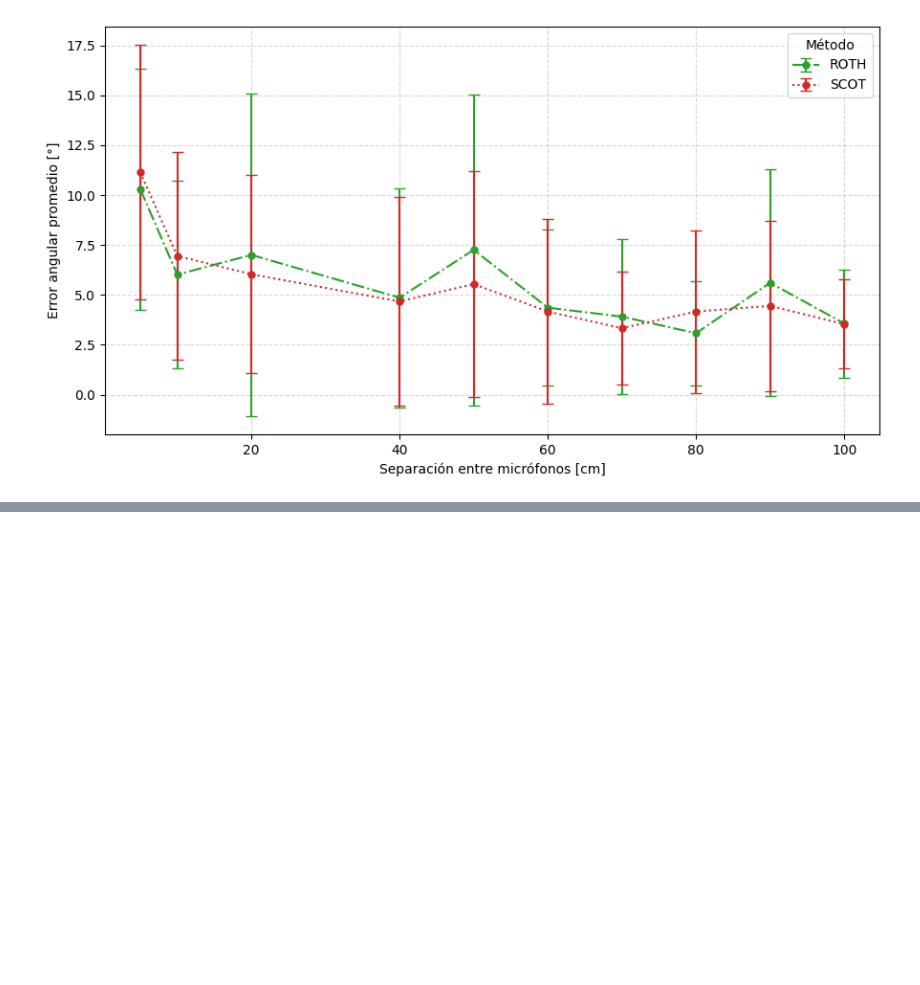
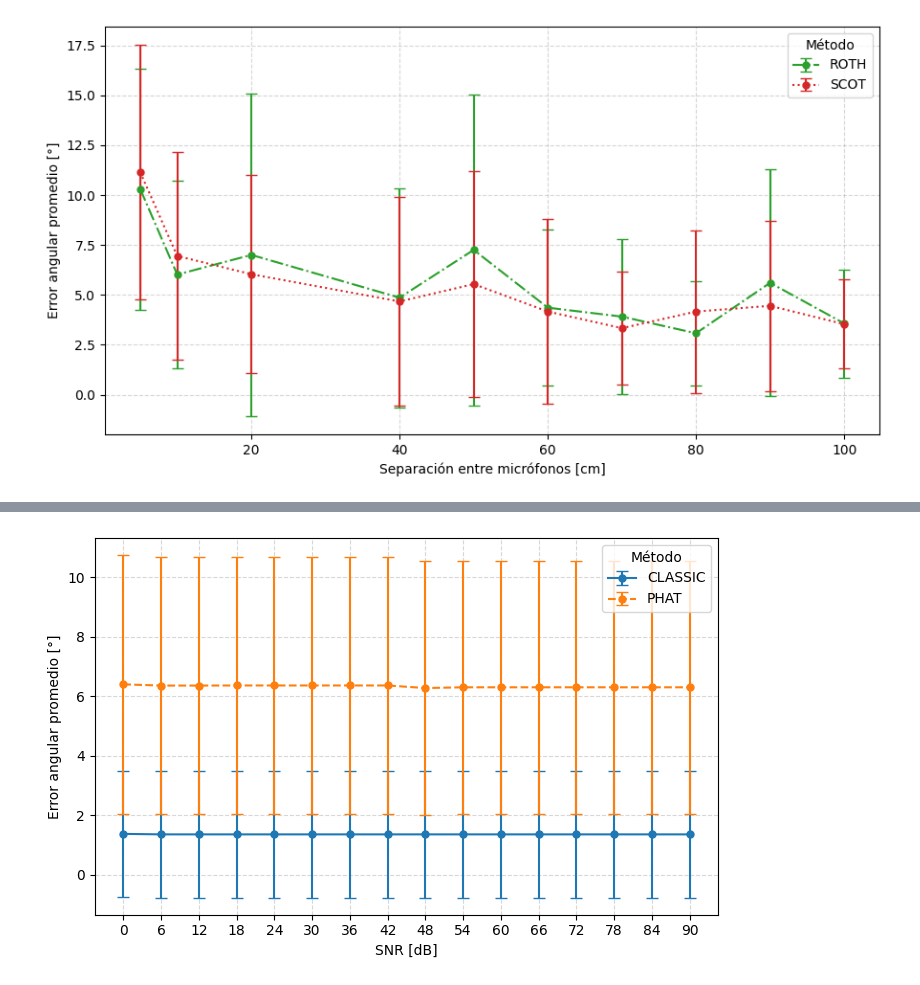
Before and after one commit to electronicos-anonimos/tp_dsp_tdoa, a Jupyter notebook: graph.ipynb, the cells around one changed output, grey strips where cells are left out. Saved outputs shown, nothing was run; the diff lists cells and outputs as text; code cells hidden in the pictures; blank space fills up the shorter version.

```diff
--- a/graph.ipynb
+++ b/graph.ipynb
@@ -531,0 +582,87 @@ graficar_metodos(["ROTH", "SCOT"], "error_vs_distancia_roth_scot")
+# %%
+import pandas as pd
+import numpy as np
+import matplotlib.pyplot as plt
+import glob
+import re
+import os
+
+# === CONFIGURACIÓN ===
+csv_folder = "csv_results/snr_reverb_short"
+pattern = os.path.join(csv_folder, "sweep_short_rev_SNR_*_*.csv")
+
+# === CARGA DE DATOS ===
+archivos = glob.glob(pattern)
+if not archivos:
+    raise FileNotFoundError("No se encontraron archivos en la carpeta especificada.")
+
+datos = []
+for archivo in archivos:
+    match = re.search(r"SNR_(\d+)_([a-zA-Z]+)", archivo)
+    if match:
+        snr = int(match.group(1))
+        metodo = match.group(2).upper()
+
+        df_tmp = pd.read_csv(archivo)
+        error_medio = df_tmp["angle_error"].mean()
+        error_std = df_tmp["angle_error"].std()
+
+        datos.append({
+            "SNR_dB": snr,
+            "method": metodo,
+            "error_promedio": error_medio,
+            "error_std": error_std
+        })
+
+df_plot = pd.DataFrame(datos)
+
+# === ESTILOS POR MÉTODO ===
+colores = {
+    "CLASSIC": "tab:blue",
+    "PHAT": "tab:orange",
+    "ROTH": "tab:green",
+    "SCOT": "tab:red"
+}
+trazos = {
+    "CLASSIC": "-",
+    "PHAT": "--",
+    "ROTH": "-.",
+    "SCOT": ":"
+}
+
+# === FUNCIÓN PARA GRAFICAR ERROR VS SNR ===
+def graficar_metodos(metodos, nombre_archivo):
+    plt.figure(figsize=(7, 4.5))
+    xticks = sorted(df_plot["SNR_dB"].unique())
+
+    for metodo in metodos:
+        df_met = df_plot[df_plot["method"] == metodo].sort_values("SNR_dB")
+        plt.errorbar(
+            df_met["SNR_dB"],
+            df_met["error_promedio"],
+            yerr=df_met["error_std"],
+            label=metodo,
+            fmt='o',
+            linestyle=trazos.get(metodo, "-"),
+            color=colores.get(metodo, None),
+            capsize=4,
+            linewidth=1.5,
+            markersize=5
+        )
+
+    plt.xlabel("SNR [dB]")
+    plt.ylabel("Error angular promedio [°]")
+    plt.xticks(xticks)
+    plt.grid(True, linestyle="--", alpha=0.5)
+    plt.legend(title="Método", loc="upper right")
+    plt.tight_layout()
+
+    os.makedirs("figuras_snr", exist_ok=True)
+    plt.savefig(f"figuras_snr/{nombre_archivo}.png", dpi=300)
+    plt.show()
+
+# === GRAFICAR LOS DOS GRUPOS SEPARADOS ===
+graficar_metodos(["CLASSIC", "PHAT"], "error_vs_snr_classic_phat")
+graficar_metodos(["ROTH", "SCOT"], "error_vs_snr_roth_scot")
+# %% [output]
+[figure, added]
```
Also changed, not shown: parts of 10 cells of this notebook, 5 other files.
